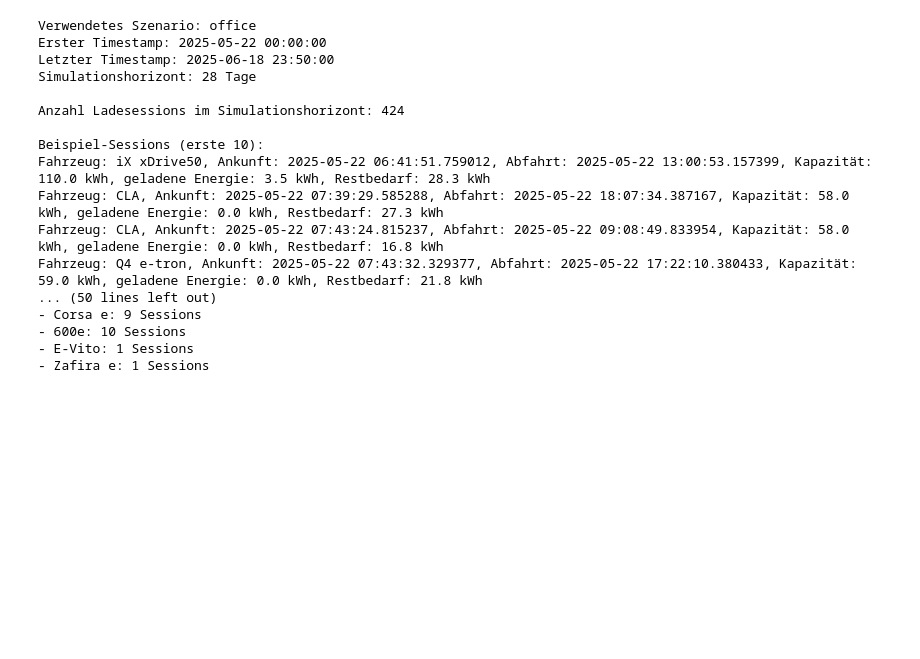
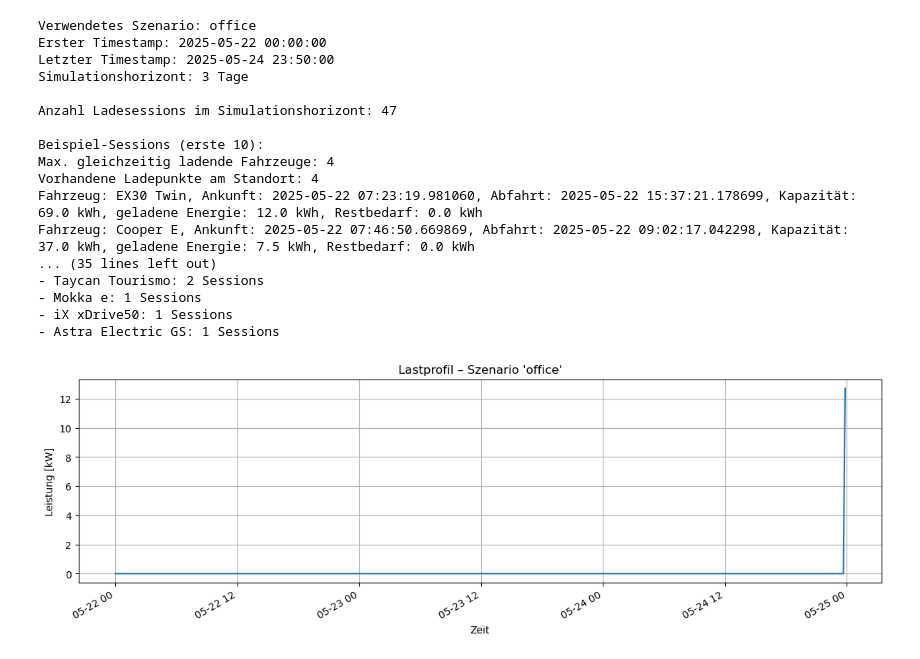
Before and after one commit to AndreG-16/SimLIS, a Jupyter notebook: Notebooks/run_simulation.ipynb, the cells around one changed output. Drawn from its saved outputs; the diff is of its cells as text; code cells hidden in the pictures; blank space fills up the shorter version.

Commit message:
Jupyter angepasst und simulation fix

```diff
--- a/Notebooks/run_simulation.ipynb
+++ b/Notebooks/run_simulation.ipynb
@@ -30,4 +1,32 @@ timestamps, load_kw, sessions, charging_counts = simulate_load_profile(scenario)
 # %%
+import sys
+import os
+import matplotlib.pyplot as plt
+import numpy as np
+from collections import Counter
+
+# ---------------------------------------------------------------------------
+# Projektpfad setzen, damit "model" importierbar ist
+# ---------------------------------------------------------------------------
+project_root = os.path.abspath("..")
+if project_root not in sys.path:
+    sys.path.append(project_root)
+
+from model.simulation import (
+    load_scenario,
+    simulate_load_profile,
+    load_vehicle_profiles_from_csv,
+)
+
+# ---------------------------------------------------------------------------
+# Szenario laden und Simulation durchführen
+# ---------------------------------------------------------------------------
+scenario_name = "office"            # gewünschtes Szenario
+scenario_path = f"../scenarios/{scenario_name}.yaml"
+
+scenario = load_scenario(scenario_path)
+timestamps, load_kw, sessions, charging_counts = simulate_load_profile(scenario)
+
 # ---------------------------------------------------------------------------
 # Kontrollen: Standorttyp, Zeitbereich und Simulationshorizont
 # ---------------------------------------------------------------------------
@@ -40,42 +39,70 @@ print(f"Simulationshorizont: {scenario['simulation_horizon_days']} Tage")
 # Überblick: Anzahl Sessions und Beispiel-Sessions
 # ---------------------------------------------------------------------------
 print("\nAnzahl Ladesessions im Simulationshorizont:", len(sessions))
 print("\nBeispiel-Sessions (erste 10):")
+print("Max. gleichzeitig ladende Fahrzeuge:", max(charging_counts))
+print("Vorhandene Ladepunkte am Standort:", scenario["site"]["number_chargers"])
+
 
 for s in sessions[:10]:
     print(
         f"Fahrzeug: {s['vehicle_name']}, "
         f"Ankunft: {s['arrival_time']}, "
         f"Abfahrt: {s['departure_time']}, "
         f"Kapazität: {s['battery_capacity_kwh']} kWh, "
         f"geladene Energie: {s['delivered_energy_kwh']:.1f} kWh, "      #NEU
         f"Restbedarf: {s['energy_required_kwh']:.1f} kWh"           # NEU
     )
 
 # ---------------------------------------------------------------------------
 # Auswertung: welche Fahrzeuge wurden wie oft geladen?
 # ---------------------------------------------------------------------------
 vehicle_names = [s["vehicle_name"] for s in sessions]
 counts = Counter(vehicle_names)
 
 print("\nVerwendete Fahrzeuge im Simulationshorizont:")
 for model, n in counts.items():
     print(f"- {model}: {n} Sessions")
+
+
+# ---------------------------------------------------------------------------
+# 3) Lastprofil als Diagramm
+# ---------------------------------------------------------------------------
+plt.figure(figsize=(12, 4))
+plt.plot(timestamps, load_kw)
+plt.xlabel("Zeit")
+plt.ylabel("Leistung [kW]")
+plt.title(f"Lastprofil – Szenario '{scenario_name}'")
+plt.grid(True)
+plt.tight_layout()
+plt.gcf().autofmt_xdate()
+plt.show()
+
+steps_per_day = int(24*60/scenario["time_resolution_min"])
+
+plt.figure(figsize=(12,4))
+plt.plot(timestamps[:steps_per_day], load_kw[:steps_per_day])
+plt.xlabel("Zeit")
+plt.ylabel("Leistung [kW]")
+plt.title("Office – Lastprofil (1 Tag Zoom)")
+plt.grid(True)
+plt.show()
 # %% [output]
 Verwendetes Szenario: office
 Erster Timestamp: 2025-05-22 00:00:00
-Letzter Timestamp: 2025-06-18 23:50:00
-Simulationshorizont: 28 Tage
+Letzter Timestamp: 2025-05-24 23:50:00
+Simulationshorizont: 3 Tage
 
-Anzahl Ladesessions im Simulationshorizont: 424
+Anzahl Ladesessions im Simulationshorizont: 47
 
 Beispiel-Sessions (erste 10):
-Fahrzeug: iX xDrive50, Ankunft: 2025-05-22 06:41:51.759012, Abfahrt: 2025-05-22 13:00:53.157399, Kapazität: 110.0 kWh, geladene Energie: 3.5 kWh, Restbedarf: 28.3 kWh
-Fahrzeug: CLA, Ankunft: 2025-05-22 07:39:29.585288, Abfahrt: 2025-05-22 18:07:34.387167, Kapazität: 58.0 kWh, geladene Energie: 0.0 kWh, Restbedarf: 27.3 kWh
-Fahrzeug: CLA, Ankunft: 2025-05-22 07:43:24.815237, Abfahrt: 2025-05-22 09:08:49.833954, Kapazität: 58.0 kWh, geladene Energie: 0.0 kWh, Restbedarf: 16.8 kWh
-Fahrzeug: Q4 e-tron, Ankunft: 2025-05-22 07:43:32.329377, Abfahrt: 2025-05-22 17:22:10.380433, Kapazität: 59.0 kWh, geladene Energie: 0.0 kWh, Restbedarf: 21.8 kWh
-... (50 lines left out)
-- Corsa e: 9 Sessions
-- 600e: 10 Sessions
-- E-Vito: 1 Sessions
-- Zafira e: 1 Sessions
+Max. gleichzeitig ladende Fahrzeuge: 4
+Vorhandene Ladepunkte am Standort: 4
+Fahrzeug: EX30 Twin, Ankunft: 2025-05-22 07:23:19.981060, Abfahrt: 2025-05-22 15:37:21.178699, Kapazität: 69.0 kWh, geladene Energie: 12.0 kWh, Restbedarf: 0.0 kWh
+Fahrzeug: Cooper E, Ankunft: 2025-05-22 07:46:50.669869, Abfahrt: 2025-05-22 09:02:17.042298, Kapazität: 37.0 kWh, geladene Energie: 7.5 kWh, Restbedarf: 0.0 kWh
+... (35 lines left out)
+- Taycan Tourismo: 2 Sessions
+- Mokka e: 1 Sessions
+- iX xDrive50: 1 Sessions
+- Astra Electric GS: 1 Sessions
+[figure, added]
```
Also changed, not shown: parts of 5 cells of this notebook, 1 other file.
